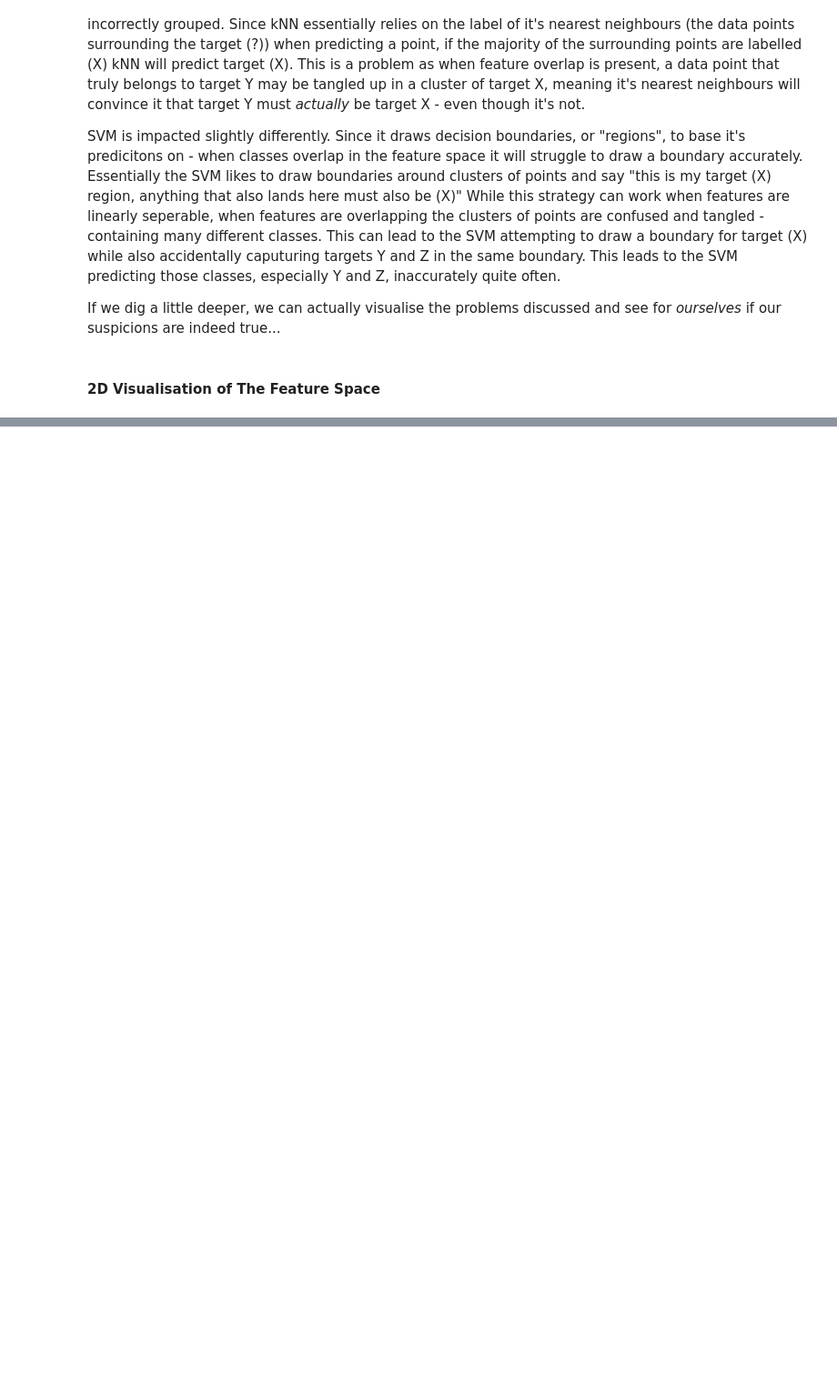
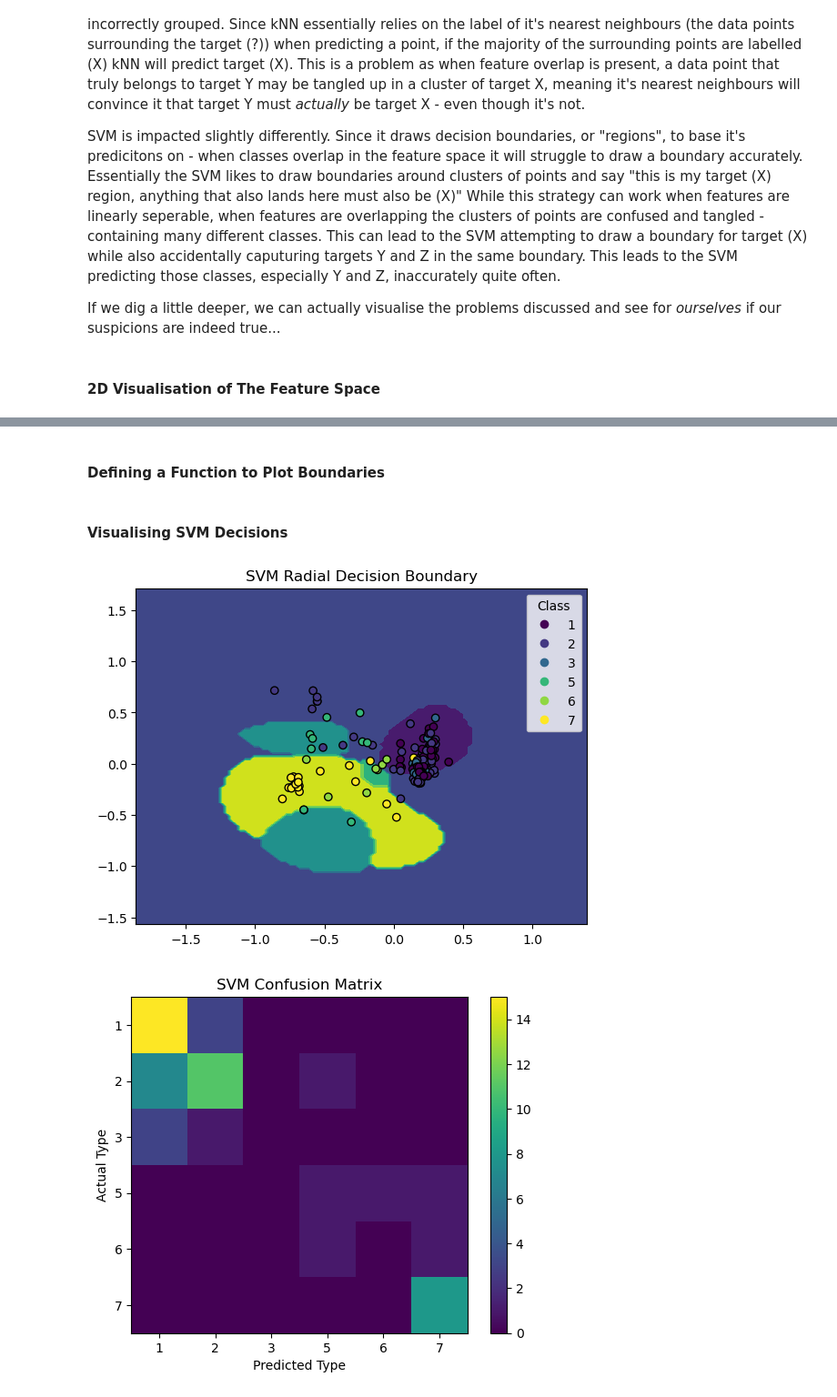
Before and after one commit to elizaclay/Machine-Learning-Optimisation, a Jupyter notebook: COMP2002.ipynb, the cells around one changed output, grey strips where cells are left out. Shown: that part at 91% size. Drawn from its saved outputs; the diff is of its cells as text; code cells hidden in the pictures; blank space fills up the shorter version.

```diff
--- a/COMP2002.ipynb
+++ b/COMP2002.ipynb
@@ -427,0 +459,32 @@ If we dig a little deeper, we can actually visualise the problems discussed and
+# %% [markdown]
+#### **Defining a Function to Plot Boundaries**
+# %%
+from sklearn.inspection import DecisionBoundaryDisplay
+
+def plot_boundary(model, X, y, title="Decision Boundary", edgecolor="black"):
+    display = DecisionBoundaryDisplay.from_estimator(model, X, response_method="predict")
+
+    points = display.ax_.scatter(X[:, 0], X[:, 1], c=y, edgecolor=edgecolor)
+    handles, labels = points.legend_elements()
+
+    display.ax_.legend(handles, labels, title="Class")
+    display.ax_.set_title(title)
+    plt.show()
+# %% [markdown]
+#### **Visualising SVM Decisions**
+# %%
+for r in [1,2]:
+    X_train, X_test, y_train, y_test = train_test_split(inputs, targets, stratify=targets, random_state=r)
+    pca = PCA(n_components=2)
+    X_train_pca = pca.fit_transform(X_train)
+    X_test_pca = pca.transform(X_test)
+
+    exp_svm = SVC(kernel = 'rbf')
+    exp_svm.fit(X_train_pca, y_train)
+    classifications = exp_svm.predict (X_test_pca)
+
+    plot_boundary(exp_svm, X_train_pca, y_train, title="SVM Radial Decision Boundary")
+    confusion(y_test, classifications, labels=matrix_labels, title= "SVM Confusion Matrix")
+# %% [output]
+[figure, added]
+[figure, added]
```
Also changed, not shown: parts of 10 cells of this notebook.
